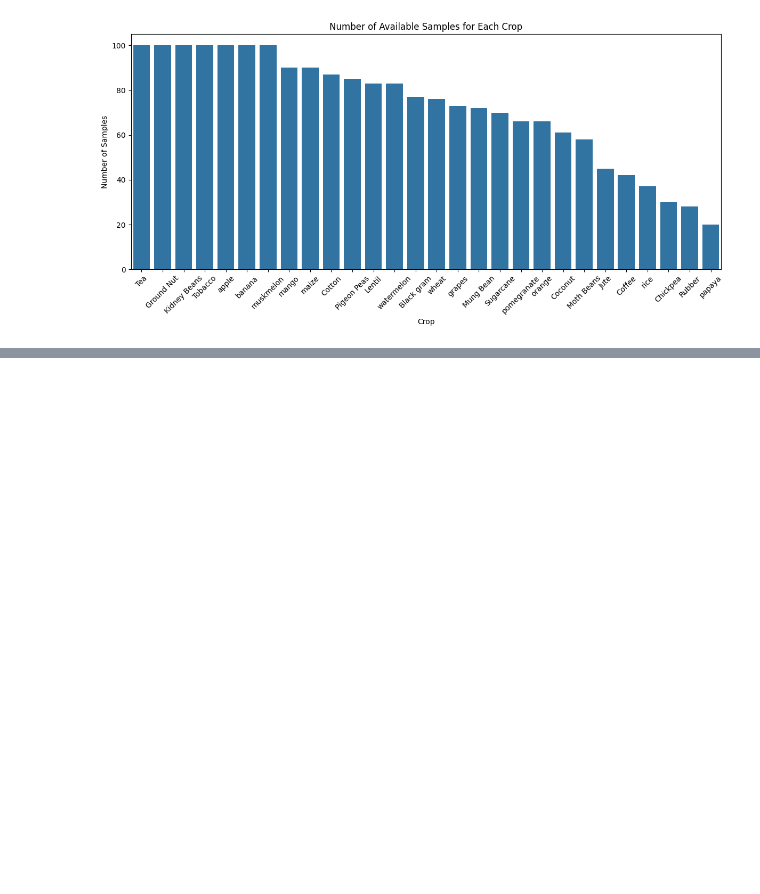
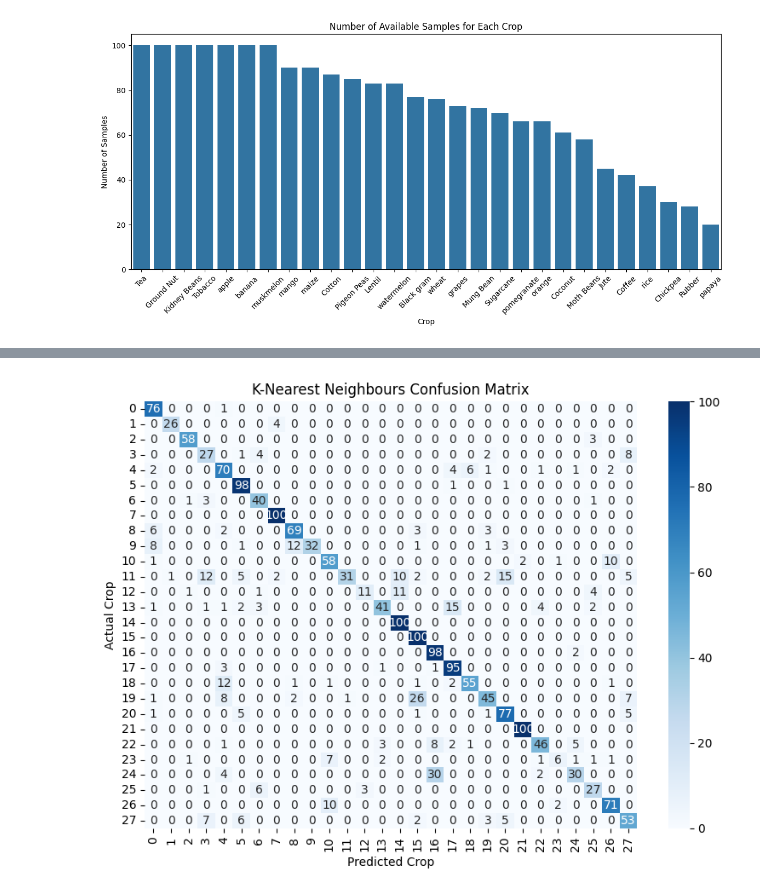
Before and after one commit to rishikeshpaulcode/Cropcom-AI, a Jupyter notebook: notebooks/crop-recommendation-notebook.ipynb, the cells around one changed output, grey strips where cells are left out. Saved outputs shown, nothing was run; the diff lists cells and outputs as text; code cells hidden in the pictures; blank space fills up the shorter version.

```diff
--- a/notebooks/crop-recommendation-notebook.ipynb
+++ b/notebooks/crop-recommendation-notebook.ipynb
@@ -297,0 +599,21 @@ plt.show()
+# %%
+# Evaluate k-nearest neighbours with 5-fold cross-validation.
+knn_predictions = cross_val_predict(knn_model, X_norm, y, cv=cv)
+knn_metrics = {
+    "Model": "K-Nearest Neighbours",
+    "Accuracy": accuracy_score(y, knn_predictions),
+    "Precision": precision_score(y, knn_predictions, average="weighted", zero_division=0),
+    "Recall": recall_score(y, knn_predictions, average="weighted", zero_division=0),
+    "F1-score": f1_score(y, knn_predictions, average="weighted", zero_division=0),
+}
+evaluation_results.append(knn_metrics)
+
+plt.figure(figsize=(8, 6))
+sns.heatmap(confusion_matrix(y, knn_predictions), annot=True, fmt="d", cmap="Blues")
+plt.title("K-Nearest Neighbours Confusion Matrix")
+plt.xlabel("Predicted Crop")
+plt.ylabel("Actual Crop")
+plt.tight_layout()
+plt.show()
+# %% [output]
+[figure, added]
```
Also changed, not shown: parts of 41 cells of this notebook.
